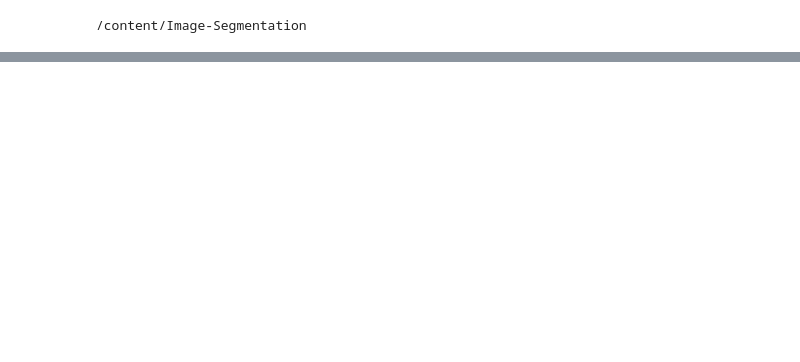
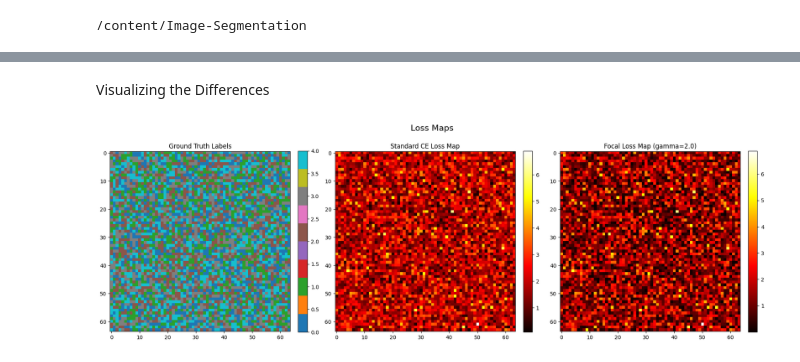
Before and after one commit to Brayanbrayan/Image-Segmentation, a Jupyter notebook: ImageSeg.ipynb, the cells around one changed output, grey strips where cells are left out. Drawn from its saved outputs; the diff is of its cells as text; code cells hidden in the pictures; blank space fills up the shorter version.

```diff
--- a/ImageSeg.ipynb
+++ b/ImageSeg.ipynb
@@ -160,0 +349,52 @@ fatal: pathspec 'ImageSeg.ipynb' did not match any files
+# %% [markdown]
+Visualizing the Differences
+# %%
+def calculate_and_visualize_loss_maps(predictions, targets, gamma=2.0, title_prefix="Loss Maps"):
+    probs = F.softmax(predictions, dim=1)
+    targets_safe = targets.clone()
+
+    # Ensure targets_safe doesn't contain 255 if it's not handled by gather
+    # For full CE, we assume targets are proper class labels, no ignore_index
+
+    targets_expanded = targets_safe.unsqueeze(1)
+    correct_class_probs = probs.gather(dim=1, index=targets_expanded).squeeze(1)
+
+    # Standard CE per pixel
+    ce_loss_per_pixel = -torch.log(correct_class_probs + 1e-8)
+
+    # Focal modulating factor
+    focal_weight = (1 - correct_class_probs) ** gamma
+
+    # Focal loss per pixel
+    focal_loss_per_pixel = focal_weight * ce_loss_per_pixel
+
+    # Detach and convert to numpy for plotting
+    ce_map = ce_loss_per_pixel[0].detach().cpu().numpy()
+    focal_map = focal_loss_per_pixel[0].detach().cpu().numpy()
+    gt_map = targets[0].detach().cpu().numpy()
+
+    fig, axes = plt.subplots(1, 3, figsize=(18, 6))
+
+    # Plot Ground Truth
+    im0 = axes[0].imshow(gt_map, cmap='tab10')
+    axes[0].set_title("Ground Truth Labels")
+    fig.colorbar(im0, ax=axes[0], fraction=0.046, pad=0.04)
+
+    # Plot Standard CE Loss Map
+    im1 = axes[1].imshow(ce_map, cmap='hot')
+    axes[1].set_title("Standard CE Loss Map")
+    fig.colorbar(im1, ax=axes[1], fraction=0.046, pad=0.04)
+
+    # Plot Focal Loss Map
+    im2 = axes[2].imshow(focal_map, cmap='hot')
+    axes[2].set_title(f"Focal Loss Map (gamma={gamma})")
+    fig.colorbar(im2, ax=axes[2], fraction=0.046, pad=0.04)
+
+    plt.suptitle(title_prefix, fontsize=16)
+    plt.tight_layout(rect=[0, 0.03, 1, 0.95]) # Adjust layout to prevent suptitle overlap
+    plt.show()
+
+# Call the function with our fake data
+calculate_and_visualize_loss_maps(fake_predictions, fake_targets, gamma=2.0)
+# %% [output]
+[figure, added]
```
Also changed, not shown: parts of 18 cells of this notebook.
